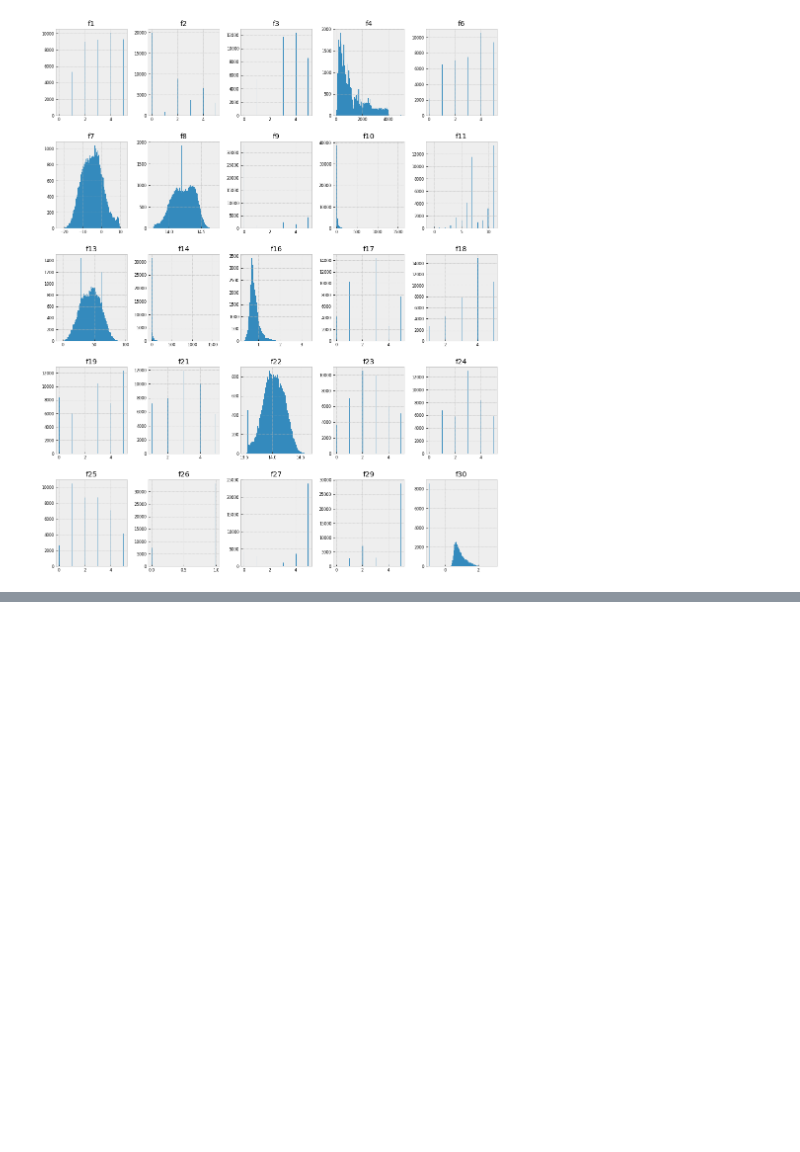
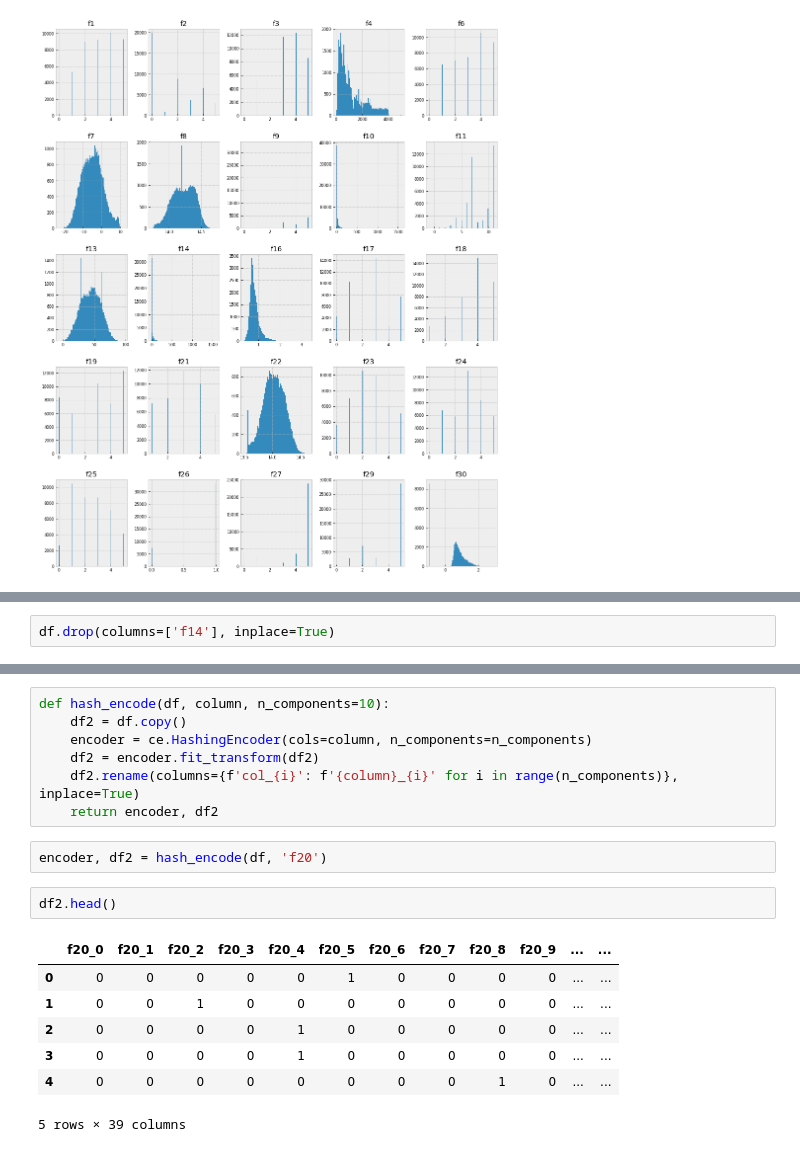
Before and after one commit to wQuole/TDT05, a Jupyter notebook: eda.ipynb, the cells around one changed output, grey strips where cells are left out. Drawn from its saved outputs; the diff is of its cells as text; blank space fills up the shorter version.

```diff
--- a/eda.ipynb
+++ b/eda.ipynb
@@ -161,0 +214,2 @@ From above it seems like only 9 of the numerical features are continuous (f4, f7
+# %%
+df.drop(columns=['f14'], inplace=True)
@@ -161,0 +252,19 @@ From above it seems like only 9 of the numerical features are continuous (f4, f7
+# %%
+def hash_encode(df, column, n_components=10):
+    df2 = df.copy()
+    encoder = ce.HashingEncoder(cols=column, n_components=n_components)
+    df2 = encoder.fit_transform(df2)
+    df2.rename(columns={f'col_{i}': f'{column}_{i}' for i in range(n_components)}, inplace=True)
+    return encoder, df2
+# %%
+encoder, df2 = hash_encode(df, 'f20')
+# %%
+df2.head()
+# %% [output]
+|  | f20_0 | f20_1 | f20_2 | f20_3 | f20_4 | f20_5 | f20_6 | f20_7 | f20_8 | f20_9 | ... | ... |
+| 0 | 0 | 0 | 0 | 0 | 0 | 1 | 0 | 0 | 0 | 0 | ... | ... |
+| 1 | 0 | 0 | 1 | 0 | 0 | 0 | 0 | 0 | 0 | 0 | ... | ... |
+| 2 | 0 | 0 | 0 | 0 | 1 | 0 | 0 | 0 | 0 | 0 | ... | ... |
+| 3 | 0 | 0 | 0 | 0 | 1 | 0 | 0 | 0 | 0 | 0 | ... | ... |
+| 4 | 0 | 0 | 0 | 0 | 0 | 0 | 0 | 0 | 1 | 0 | ... | ... |
+5 rows × 39 columns
```
Also changed, not shown: parts of 29 cells of this notebook.
